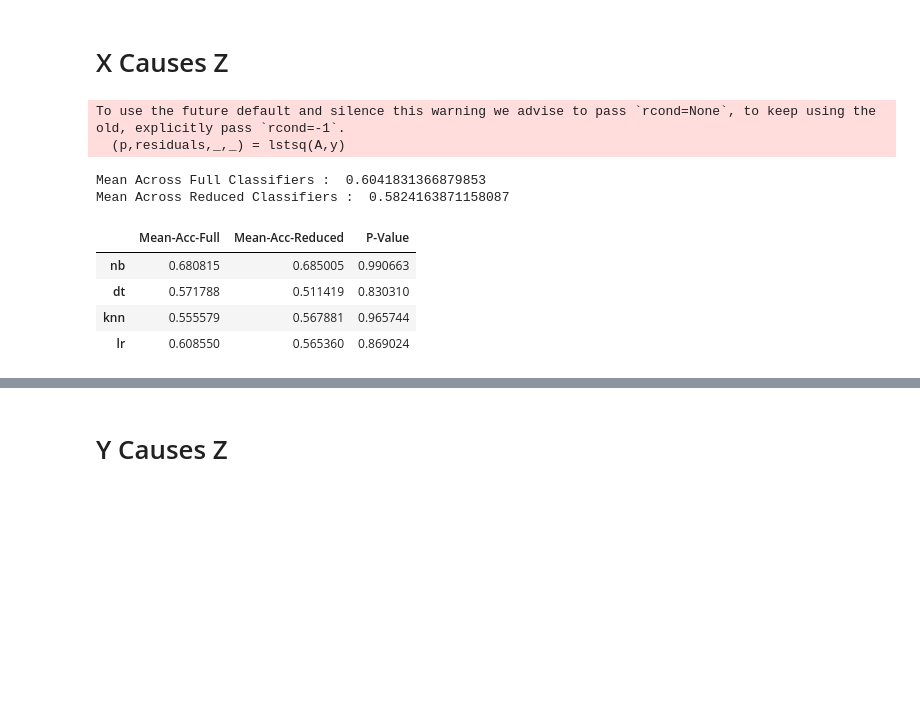
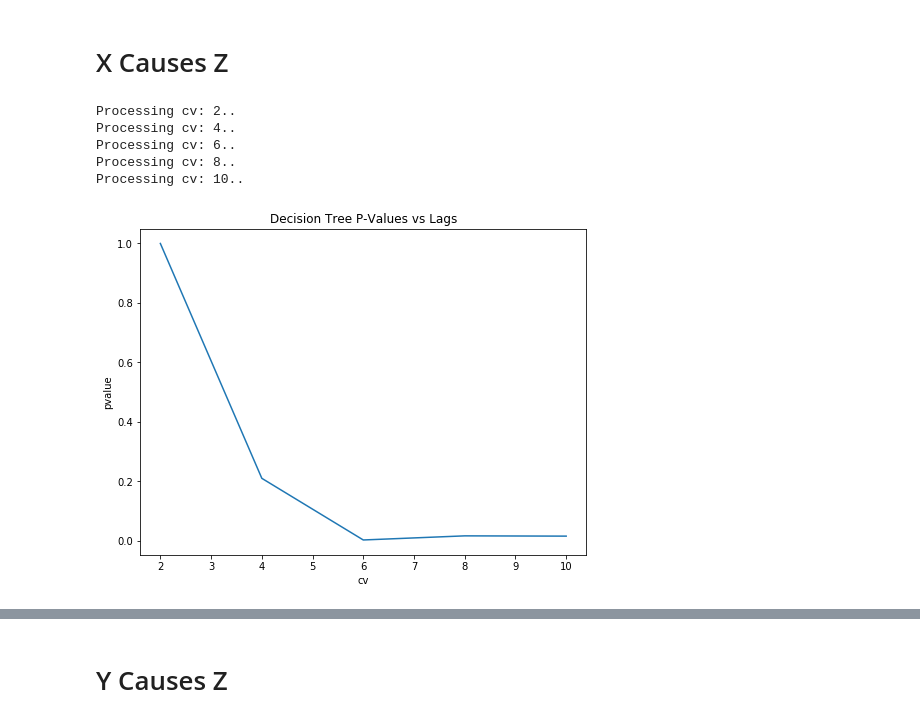
Before and after one commit to Husseinjd/DroneCrashDetection, a Jupyter notebook: granger/causality_analysis.ipynb, the cells around one changed output, grey strips where cells are left out. Saved outputs shown, nothing was run; the diff lists cells and outputs as text; code cells hidden in the pictures; blank space fills up the shorter version.

Commit message:
phase3-FE median -aggregate-plots

```diff
--- a/granger/causality_analysis.ipynb
+++ b/granger/causality_analysis.ipynb
@@ -204,25 +213,35 @@ def test_causality(df, comp_x, va_x, dataset_red, dataset_combined, comp_z, va_z
 # %%
-lag = 500
-cv = 2
-dft_x, dft_y, dataset_x, dataset_y, dataset_z, dataset_combined_xz, dataset_combined_yz, target_x, target_y = causality_cls_preprocess(
-    filename, lag)
-comp_y, va_y = signal_comp_va(y)
-comp_z, va_z = signal_comp_va(z)
-comp_x, va_x = signal_comp_va(x)
+mean_acc_full_list = []
+mean_acc_red_list = []
+p_value_list = []
+for cv in np.arange(2,12,2):
+    print(f'Processing cv: {cv}..')
+    dft_x, dft_y, dataset_x, dataset_y, dataset_z, dataset_combined_xz, dataset_combined_yz, target_x, target_y = causality_cls_preprocess(x,y,z
+    ,filename, lag)
+    comp_y, va_y = signal_comp_va(y)
+    comp_z, va_z = signal_comp_va(z)
+    comp_x, va_x = signal_comp_va(x)
+    dict_cls =  test_causality(dft_x,comp_x,va_x,dataset_z,dataset_combined_xz,comp_z,va_z,target_x,cv=cv)
 
-
-dict_cls =  test_causality(dft_x,comp_x,va_x,dataset_z,dataset_combined_xz,comp_z,va_z,target_x,cv=cv)
-resdf = pd.DataFrame(dict_cls).T
-print('Mean Across Full Classifiers : ',resdf['Mean-Acc-Full'].mean())
-print('Mean Across Reduced Classifiers : ',resdf['Mean-Acc-Reduced'].mean())
-resdf
+    resdf = pd.DataFrame(dict_cls).T
+    mean_acc_full_list.append(resdf['Mean-Acc-Full'].mean())
+    mean_acc_red_list.append(resdf['Mean-Acc-Reduced'].mean())
+    p_value_list.append(resdf.loc['dt']['P-Value'])
+    #print('Mean Across Full Classifiers : ',resdf['Mean-Acc-Full'].mean())
+    #print('Mean Across Reduced Classifiers : ',resdf['Mean-Acc-Reduced'].mean())
+    #resdf
 # %% [output]
-To use the future default and silence this warning we advise to pass `rcond=None`, to keep using the old, explicitly pass `rcond=-1`.
-  (p,residuals,_,_) = lstsq(A,y)
+Processing cv: 2..
+Processing cv: 4..
+Processing cv: 6..
+Processing cv: 8..
+Processing cv: 10..
-Mean Across Full Classifiers :  0.6041831366879853
-Mean Across Reduced Classifiers :  0.5824163871158087
-|  | Mean-Acc-Full | Mean-Acc-Reduced | P-Value |
-| nb | 0.680815 | 0.685005 | 0.990663 |
-| dt | 0.571788 | 0.511419 | 0.830310 |
-| knn | 0.555579 | 0.567881 | 0.965744 |
-| lr | 0.608550 | 0.565360 | 0.869024 |
+# %%
+plt.figure(figsize=(8,6))
+plt.plot(np.arange(2,12,2),p_value_list)
+plt.title('Decision Tree P-Values vs Lags')
+plt.xlabel('cv')
+plt.ylabel('pvalue')
+plt.show()
+# %% [output]
+[figure, added]
```
Also changed, not shown: parts of 24 cells of this notebook, 3 other files.
